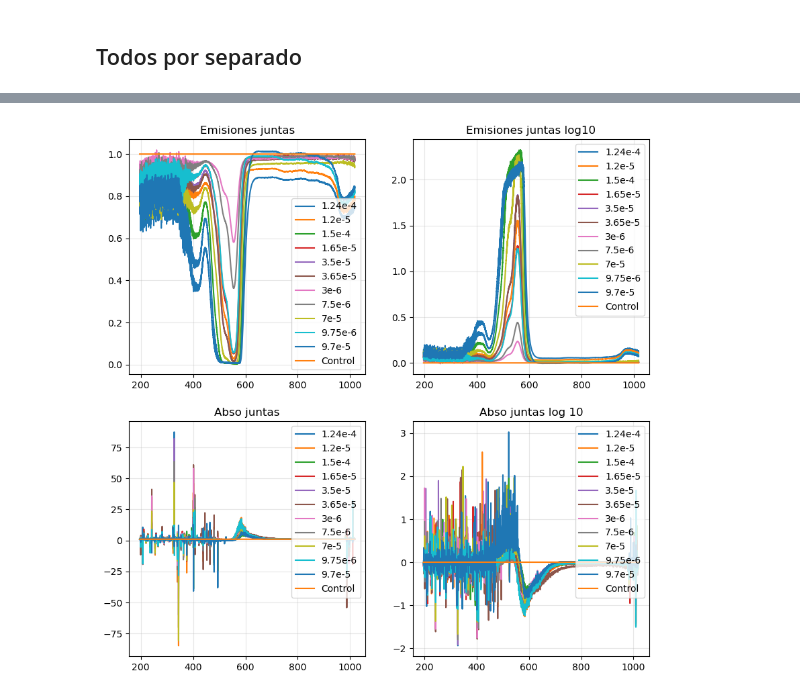
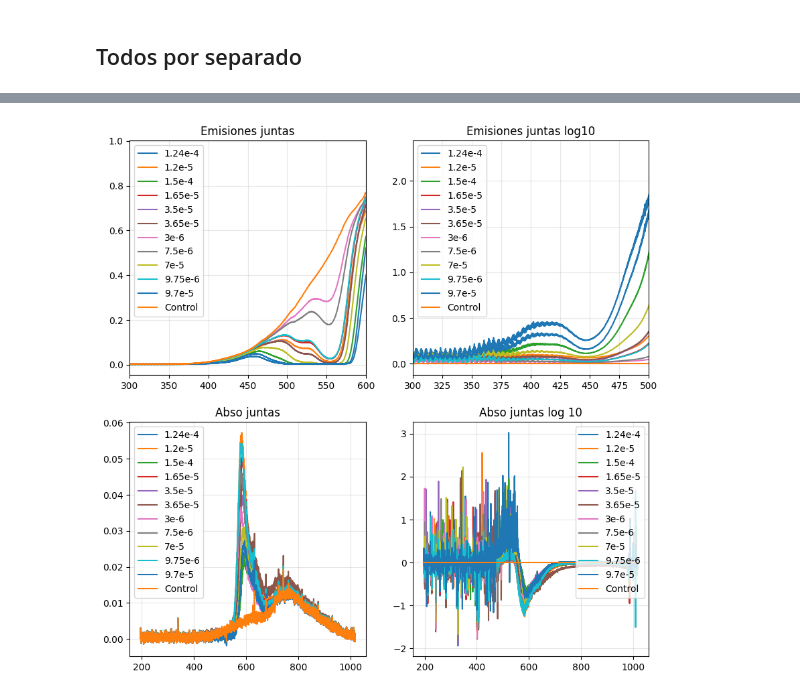
Before and after one commit to BernardoPironio/Espectrometria-difractiva, a Jupyter notebook: analisis_2.ipynb, the cells around one changed output, grey strips where cells are left out. Drawn from its saved outputs; the diff is of its cells as text; code cells hidden in the pictures.

```diff
--- a/analisis_2.ipynb
+++ b/analisis_2.ipynb
@@ -155,34 +155,36 @@ for i in range(0, len(lamb_emi)):
     #-----------------
     # Emisiones juntas
     #-----------------
-    axs[0, 0].plot(lamb_emi_j[:-N], Int_emi_j[:-N]/Int_emi_ref[:-N], label = f'{conc[i]}')
+    axs[0, 0].plot(lamb_emi_j[:-N], Int_emi_j[:-N], label = f'{conc[i]}')
     axs[0, 0].set(title = 'Emisiones juntas')
     axs[0, 0].legend()
+    axs[0,0].set_xlim(300,600)
     axs[0, 0].grid(alpha = 0.3)
 
     #----------------------
     # Emisiones juntas log10
     #---------------------
     axs[0, 1].plot(lamb_emi_j[:-N], -np.log10(Int_emi_j[:-N]/Int_emi_ref[:-N]), label = f'{conc[i]}')
     axs[0, 1].set(title = 'Emisiones juntas log10')
     axs[0, 1].legend()
+    axs[0,1].set_xlim(300,500)
     axs[0, 1].grid(alpha = 0.3)
 
     #-----------------
     # Abso juntas
     #-----------------
-    axs[1, 0].plot(lamb_abs_j[:-N], Int_abs_j[:-N]/Int_abs_ref[:-N], label = f'{conc[i]}')
+    axs[1, 0].plot(lamb_abs_j[:-N], Int_abs_j[:-N], label = f'{conc[i]}')
     axs[1, 0].set(title = 'Abso juntas')
     axs[1, 0].legend()
     axs[1, 0].grid(alpha = 0.3)
 
     #-----------------
     # Abso juntas log10
     #-----------------
     axs[1, 1].plot(lamb_abs_j, -np.log10(Int_abs_j/Int_abs_ref), label = f'{conc[i]}')
     axs[1, 1].set(title = 'Abso juntas log 10')
     axs[1, 1].legend()
     axs[1, 1].grid(alpha = 0.3)
 plt.show()
 # %% [output]
-[figure, old version]
+[figure, new version]
```
Also changed, not shown: parts of 6 cells of this notebook, 2 other files.
